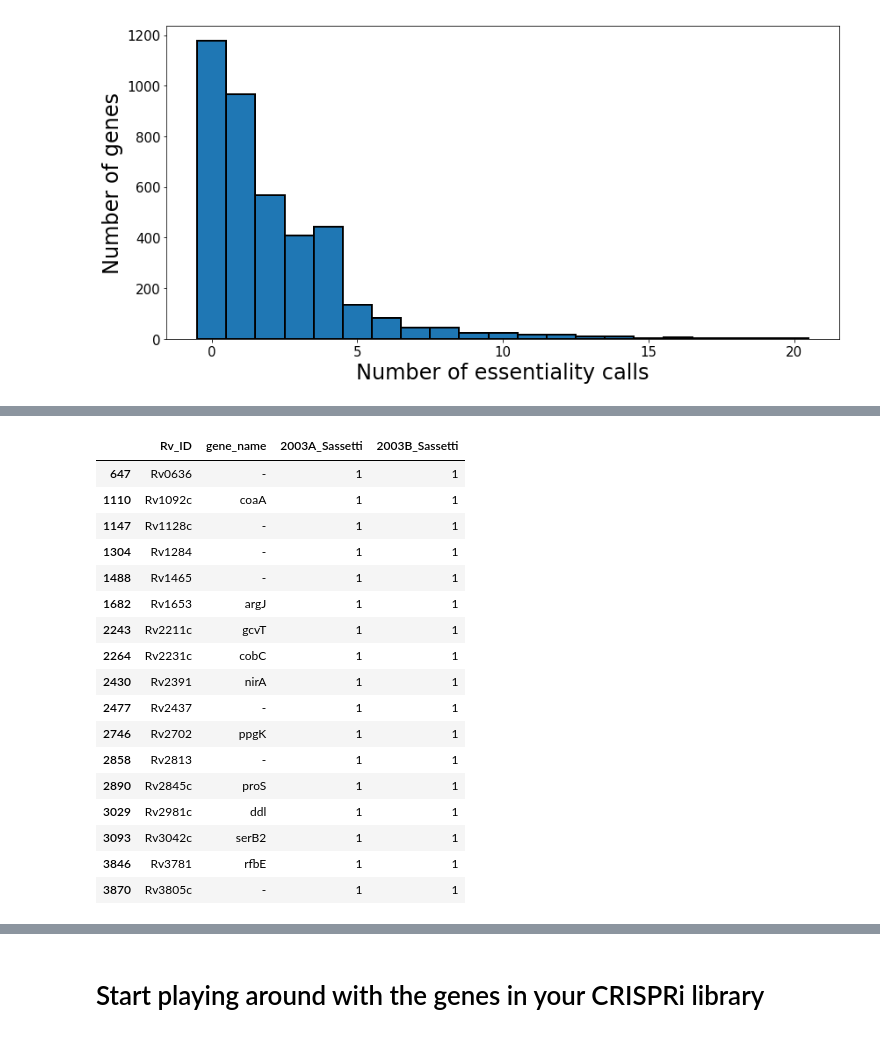
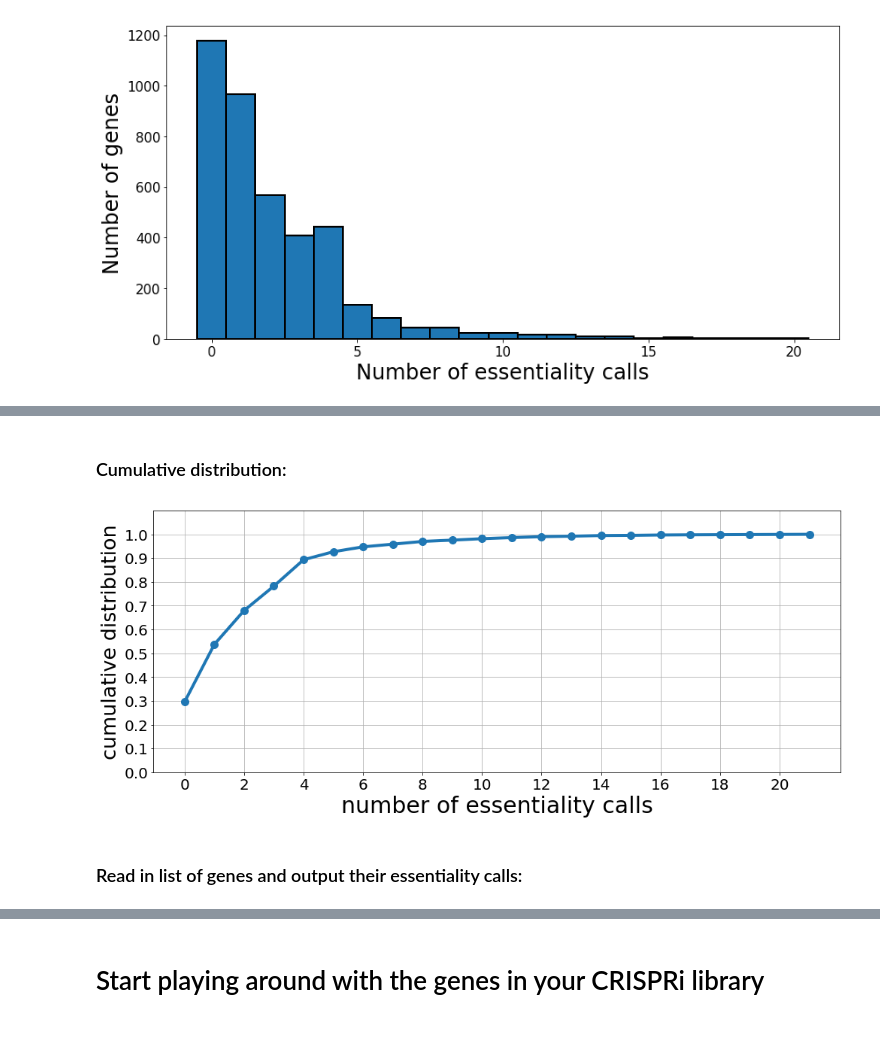
Before and after one commit to ajinich/mtb_tn_db, a Jupyter notebook: code/visualizations/Tn_library_stats.ipynb, the cells around one changed output, grey strips where cells are left out. Cells and saved outputs as stored; diff of their text form; code cells hidden in the pictures.

```diff
--- a/code/visualizations/Tn_library_stats.ipynb
+++ b/code/visualizations/Tn_library_stats.ipynb
@@ -299,22 +123,21 @@ df_tn[ (df_tn[col_1] == 1) & (df_tn[col_2] == 1)][['Rv_ID', 'gene_name', col_1,
-# %%
-col_1 = '2003A_Sassetti'
-df_tn[ (df_tn[col_1] == 1) & (df_tn[col_2] == 1)][['Rv_ID', 'gene_name', col_1, col_2]]
-# %% [output]
-|  | Rv_ID | gene_name | 2003A_Sassetti | 2003B_Sassetti |
-| 647 | Rv0636 | - | 1 | 1 |
-| 1110 | Rv1092c | coaA | 1 | 1 |
-| 1147 | Rv1128c | - | 1 | 1 |
-| 1304 | Rv1284 | - | 1 | 1 |
-| 1488 | Rv1465 | - | 1 | 1 |
-| 1682 | Rv1653 | argJ | 1 | 1 |
-| 2243 | Rv2211c | gcvT | 1 | 1 |
-| 2264 | Rv2231c | cobC | 1 | 1 |
-| 2430 | Rv2391 | nirA | 1 | 1 |
-| 2477 | Rv2437 | - | 1 | 1 |
-| 2746 | Rv2702 | ppgK | 1 | 1 |
-| 2858 | Rv2813 | - | 1 | 1 |
-| 2890 | Rv2845c | proS | 1 | 1 |
-| 3029 | Rv2981c | ddl | 1 | 1 |
-| 3093 | Rv3042c | serB2 | 1 | 1 |
-| 3846 | Rv3781 | rfbE | 1 | 1 |
-| 3870 | Rv3805c | - | 1 | 1 |
+# %% [markdown]
+### Cumulative distribution:
+# %%
+myrange = np.arange(df_tn['sum_all'].max())
+cdf = np.zeros(len(myrange))
+for n in myrange:
+    cdf[n] = df_tn[df_tn.sum_all<=n].shape[0] / df_tn.shape[0]
+# %%
+plt.figure(figsize = (14,6))
+plt.plot(myrange, cdf, '-o', lw = 4, ms = 10)
+xt = plt.xticks( np.arange(0, df_tn['sum_all'].max(), 2), fontsize = 20)
+plt.ylim(0, 1.1)
+yt = plt.yticks(np.arange(0, 1.1, 0.1), fontsize = 20)
+plt.xlabel('number of essentiality calls', fontsize = 30)
+plt.ylabel('cumulative distribution', fontsize = 27)
+plt.grid(True, xdata = myrange)
+plt.tight_layout()
+# %% [output]
+[figure, added]
+# %% [markdown]
+### Read in list of genes and output their essentiality calls:
```
Also changed, not shown: parts of 41 cells of this notebook, 1 other file.
